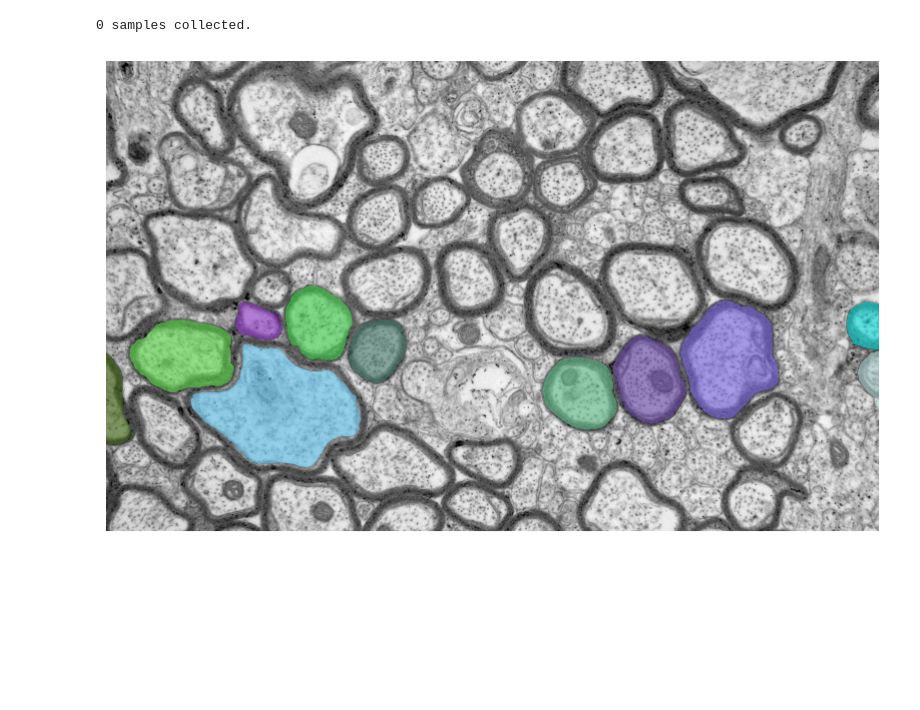
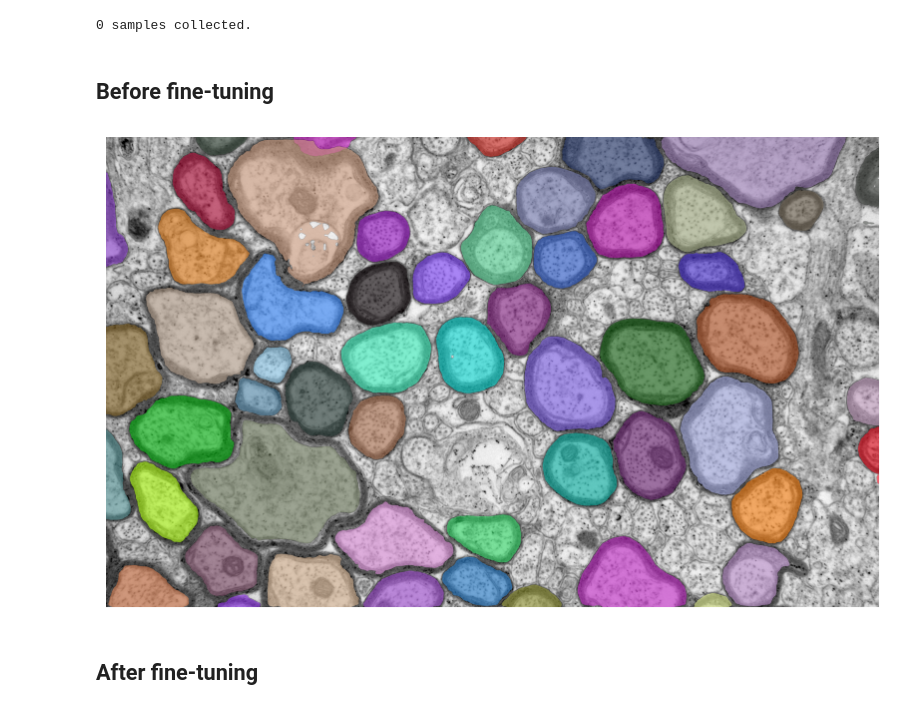
Before and after one commit to brainhack-school2023/collin_project, a Jupyter notebook: notebook/training/compare_against_baseline.ipynb, the cells around one changed output. Cells and saved outputs as stored; diff of their text form; code cells hidden in the pictures; blank space fills up the shorter version.

```diff
--- a/notebook/training/compare_against_baseline.ipynb
+++ b/notebook/training/compare_against_baseline.ipynb
@@ -7,15 +7,12 @@ import torch
 import cv2
 
 model_type = 'vit_b'
-device = 'cuda:0'
+device = 'cuda:3'
 
-checkpoint_orig = '../scripts/sam_vit_b_01ec64.pth'
-checkpoint_tuned = '../scripts/sam_vit_b_01ec64_epoch_5.pth'
+checkpoint_orig = '../../scripts/sam_vit_b_01ec64.pth'
+checkpoint_tuned = '../../scripts/sam_vit_b_01ec64_finetuned_diceloss.pth'
 
 sam_model_orig = sam_model_registry[model_type](checkpoint=checkpoint_orig)
 sam_model_orig.to(device)
 sam_model_tuned = sam_model_registry[model_type](checkpoint=checkpoint_tuned)
-# sam_model_tuned = sam_model_registry[model_type](checkpoint=checkpoint_orig)
-# sd = torch.load(checkpoint_tuned, map_location=torch.device('cpu'))
-# sam_model_tuned.load_state_dict(sd)
-# sam_model_tuned.to(device)
+sam_model_tuned.to(device)
@@ -28,7 +43,7 @@ subj = 'sub-nyuMouse36'
 test_sample = 'sample-0007'
 
 import sys
-sys.path.append('../scripts')
+sys.path.append('../../scripts')
 import bids_utils
 from pathlib import Path
 import pandas as pd
@@ -48,14 +63,14 @@ def get_myelin_map(subject, sample, maps_path):
 def get_myelin_mask(myelin_map, axon_id):
     return 255 * (myelin_map == axon_id + 1)
 
-datapath = Path('../data_axondeepseg_tem/')
-derivatives_path = Path('../scripts/derivatives')
+datapath = Path('../../data_axondeepseg_tem/')
+derivatives_path = Path('../../scripts/derivatives')
 embeddings_path = derivatives_path / 'embeddings'
 maps_path = derivatives_path / 'maps'
 
 data_dict = bids_utils.index_bids_dataset(datapath)
 
-image = cv2.imread('training/sub-nyuMouse36_sample-0007_TEM.png')
+image = cv2.imread('sub-nyuMouse36_sample-0007_TEM.png')
 bboxes = get_sample_bboxes(subj, test_sample, maps_path)
 myelin_map = get_myelin_map(subj, test_sample, maps_path)
 
@@ -74,29 +89,31 @@ def show_box(box, ax):
     x0, y0 = box[0], box[1]
     w, h = box[2] - box[0], box[3] - box[1]
     ax.add_patch(plt.Rectangle((x0, y0), w, h, edgecolor='green', facecolor=(0,0,0,0), lw=2))
+# %% [markdown]
+## Before fine-tuning
 # %%
 # ORIGINAL PREDICTIONS
 import numpy as np
 import matplotlib.pyplot as plt
 
 plt.figure(figsize=(10, 10))
 plt.imshow(image)
 
 for axon_id in range(len(bboxes)):
-    if axon_id < 30 or axon_id > 40:
-        continue
     # get mask and bbox prompt
     prompt = get_myelin_bbox(bboxes, axon_id)
 
     mask_orig, _, _ = predictor_orig.predict(
         point_coords=None,
         box=prompt,
         multimask_output=False,
     )
     show_mask(mask_orig.squeeze(), plt.gca())
 plt.axis('off')
 plt.show()
 plt.close()
 # %% [output]
-[figure, old version]
+[figure, new version]
+# %% [markdown]
+## After fine-tuning
 # %%
```
Also changed, not shown: parts of 2 cells of this notebook.
